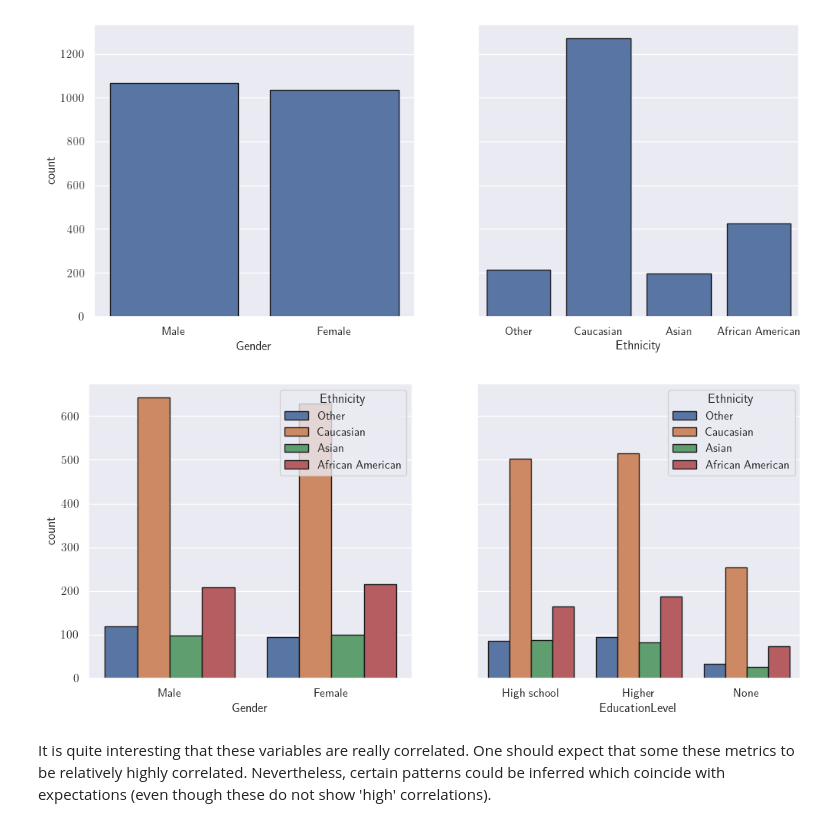
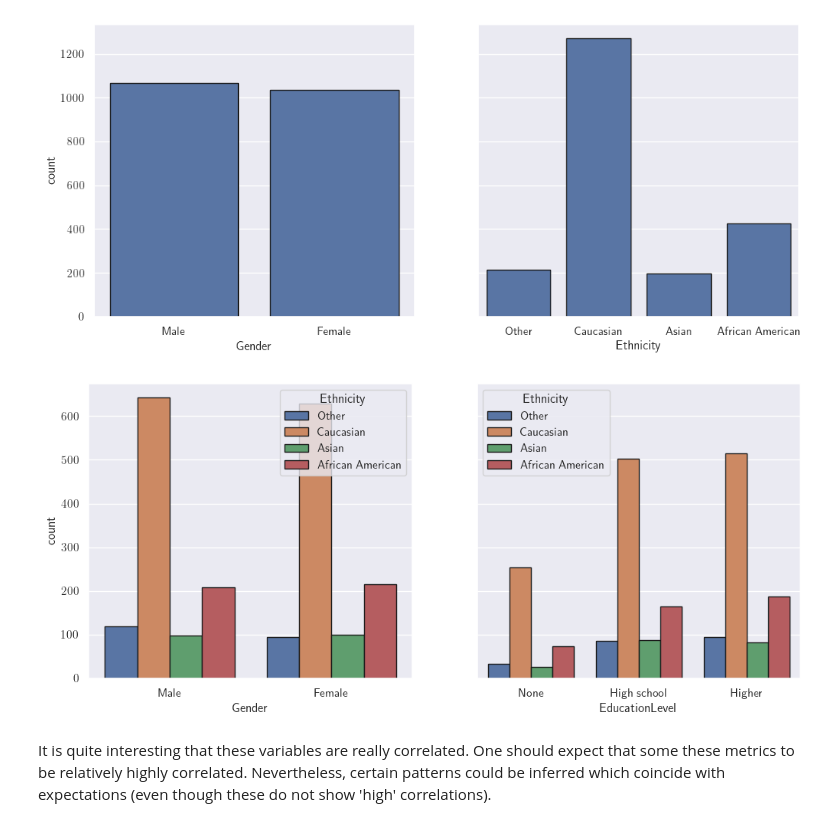
Before and after one commit to RM503/ML_projects, a Jupyter notebook: Parkinsons_classification/notebook.ipynb, the cells around one changed output. Saved outputs shown, nothing was run; the diff lists cells and outputs as text; code cells hidden in the pictures.

```diff
--- a/Parkinsons_classification/notebook.ipynb
+++ b/Parkinsons_classification/notebook.ipynb
@@ -150,12 +157,15 @@ plt.show()
 # %%
 fig, (ax1, ax2) = plt.subplots(1, 2, figsize=(12, 5), sharey=True)
 
 sns.countplot(df, x='Gender', hue='Ethnicity', ax=ax1, edgecolor='k')
 ax1.set_xticklabels(['Male', 'Female'])
-sns.countplot(df, x='EducationLevel', hue='Ethnicity', ax=ax2, edgecolor='k')
+sns.countplot(
+    df, x='EducationLevel', hue='Ethnicity',
+    order=['None', 'High school', 'Higher'], ax=ax2, edgecolor='k'
+)
 plt.show()
 # %% [output]
-[figure, old version]
+[figure, new version]
 # %%
 # Separating out the numerical columns for analysis
 
```
Also changed, not shown: parts of 14 cells of this notebook.
